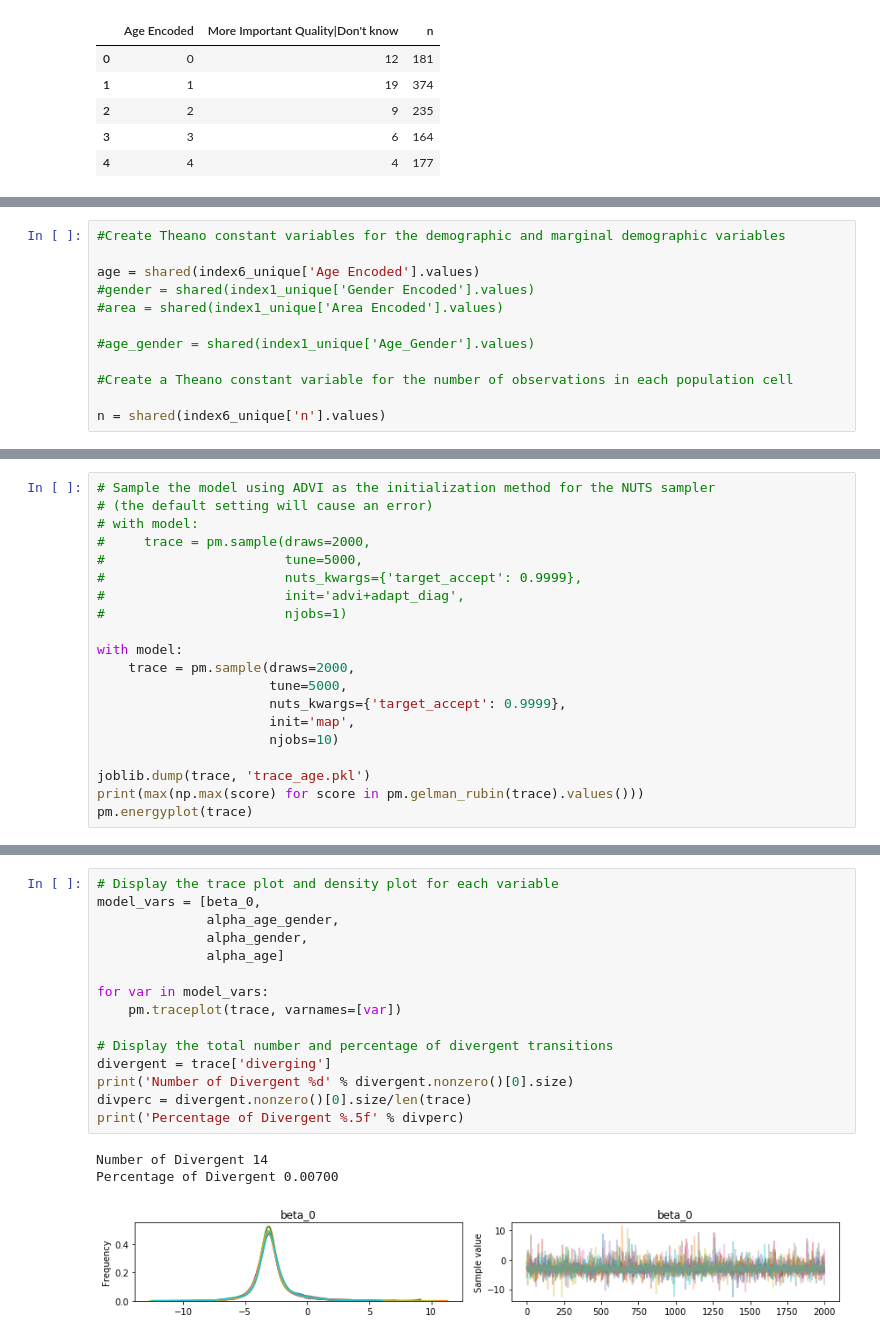
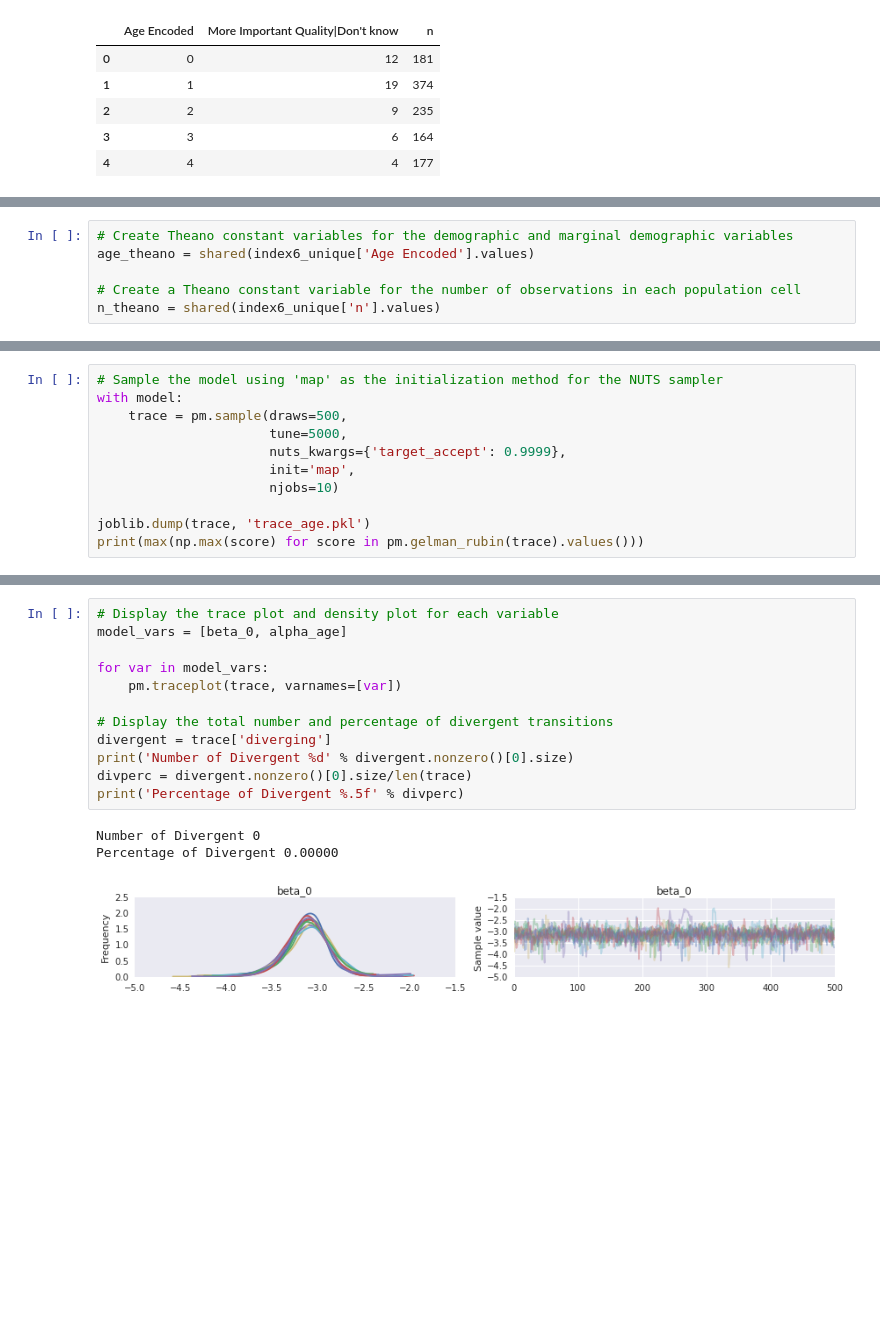
Before and after one commit to wl2522/MSR2, a Jupyter notebook: MRP_age_question.ipynb, the cells around one changed output, grey strips where cells are left out. Drawn from its saved outputs; the diff is of its cells as text; blank space fills up the shorter version.

```diff
--- a/MRP_age_question.ipynb
+++ b/MRP_age_question.ipynb
@@ -245,15 +111,9 @@ index6_unique.head()
 # %%
-#Create Theano constant variables for the demographic and marginal demographic variables
+# Create Theano constant variables for the demographic and marginal demographic variables
+age_theano = shared(index6_unique['Age Encoded'].values)
 
-age = shared(index6_unique['Age Encoded'].values)
-#gender = shared(index1_unique['Gender Encoded'].values)
-#area = shared(index1_unique['Area Encoded'].values)
-
-#age_gender = shared(index1_unique['Age_Gender'].values)
-
-#Create a Theano constant variable for the number of observations in each population cell
-
-n = shared(index6_unique['n'].values)
+# Create a Theano constant variable for the number of observations in each population cell
+n_theano = shared(index6_unique['n'].values)
 # %%
 # Define the model for the state-level effects coefficient
 def hierarchical_normal(name, shape, mu=0.0):
@@ -356,15 +151,7 @@ Elemwise{add,no_inplace}.0
 # %%
-# Sample the model using ADVI as the initialization method for the NUTS sampler
-# (the default setting will cause an error)
-# with model:
-#     trace = pm.sample(draws=2000,
-#                       tune=5000,
-#                       nuts_kwargs={'target_accept': 0.9999},
-#                       init='advi+adapt_diag',
-#                       njobs=1)
-
+# Sample the model using 'map' as the initialization method for the NUTS sampler
 with model:
-    trace = pm.sample(draws=2000,
+    trace = pm.sample(draws=500,
                       tune=5000,
                       nuts_kwargs={'target_accept': 0.9999},
                       init='map',
@@ -372,7 +159,6 @@ with model:
 
 joblib.dump(trace, 'trace_age.pkl')
 print(max(np.max(score) for score in pm.gelman_rubin(trace).values()))
-pm.energyplot(trace)
 # %% [output]
 Auto-assigning NUTS sampler...
 Initializing NUTS using map...
@@ -393,19 +196,16 @@ plt.show()
 # %%
 # Display the trace plot and density plot for each variable
-model_vars = [beta_0,
-              alpha_age_gender,
-              alpha_gender,
-              alpha_age]
+model_vars = [beta_0, alpha_age]
 
 for var in model_vars:
     pm.traceplot(trace, varnames=[var])
 
 # Display the total number and percentage of divergent transitions
 divergent = trace['diverging']
 print('Number of Divergent %d' % divergent.nonzero()[0].size)
 divperc = divergent.nonzero()[0].size/len(trace)
 print('Percentage of Divergent %.5f' % divperc)
 # %% [output]
-Number of Divergent 14
-Percentage of Divergent 0.00700
+Number of Divergent 0
+Percentage of Divergent 0.00000
-[figure, old version]
+[figure, new version]
```
Also changed, not shown: parts of 30 cells of this notebook.
